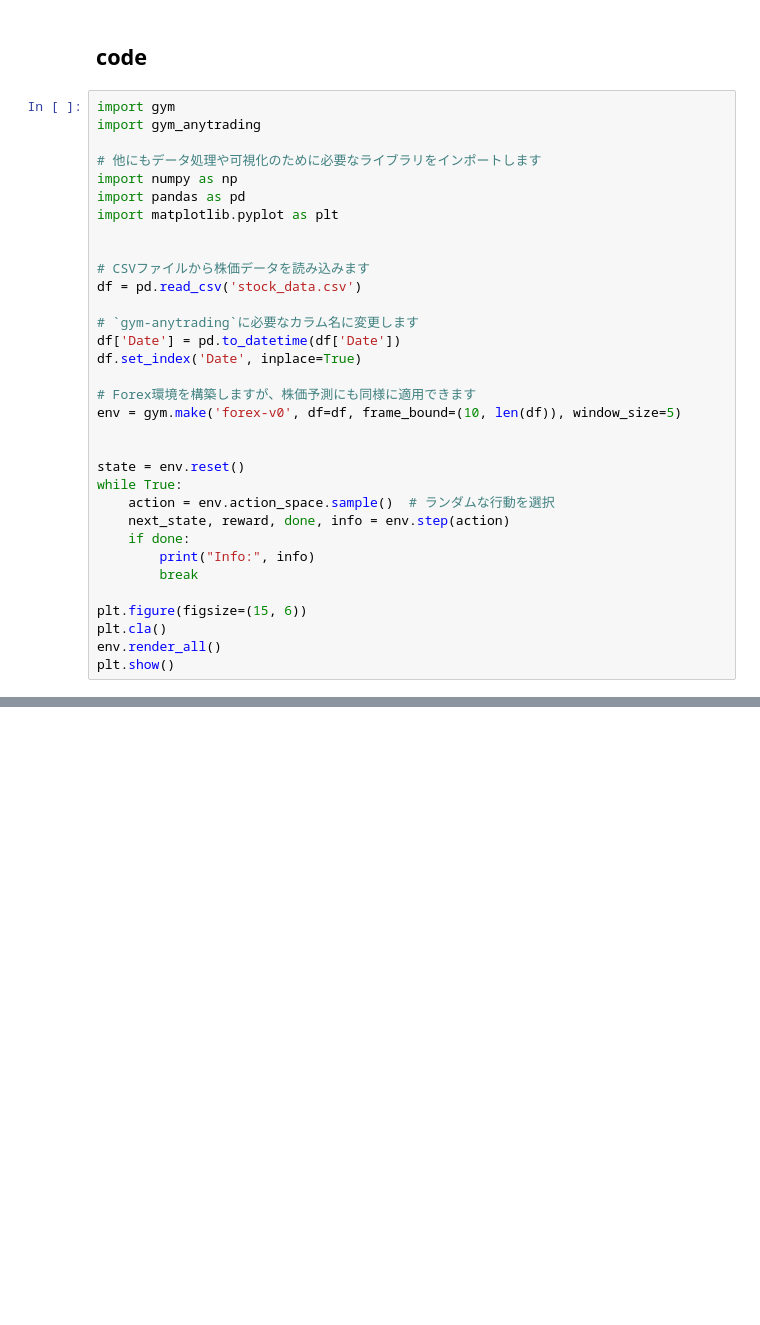
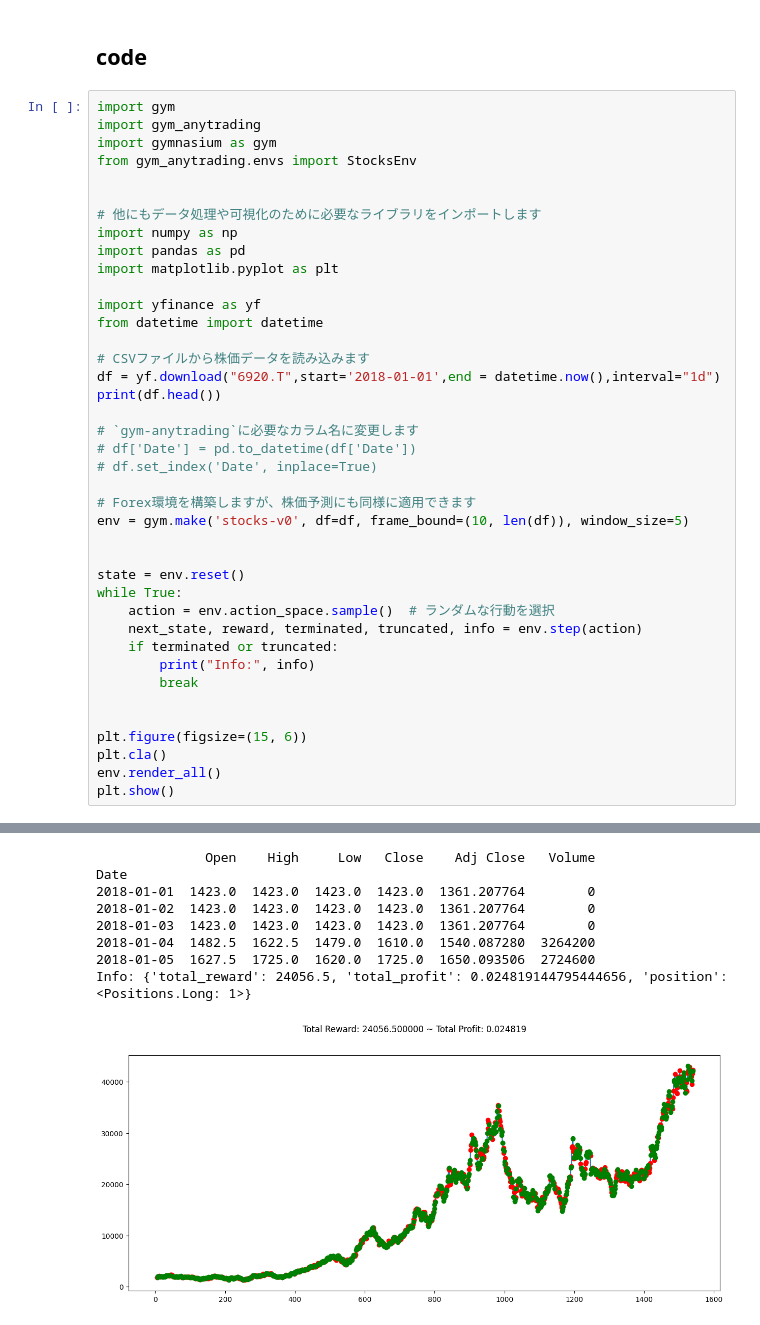
Before and after one commit to kapibara3chi/ReinforcementLearning, a Jupyter notebook: ReinfoecementLearning.ipynb, the cells around one changed output, grey strips where cells are left out. Drawn from its saved outputs; the diff is of its cells as text; blank space fills up the shorter version.

```diff
--- a/ReinfoecementLearning.ipynb
+++ b/ReinfoecementLearning.ipynb
@@ -29,33 +30,41 @@ Successfully installed farama-notifications-0.0.4 gym-anytrading-2.0.0 gymnasium
 # %%
 import gym
 import gym_anytrading
+import gymnasium as gym
+from gym_anytrading.envs import StocksEnv
+
 
 # 他にもデータ処理や可視化のために必要なライブラリをインポートします
 import numpy as np
 import pandas as pd
 import matplotlib.pyplot as plt
 
+import yfinance as yf
+from datetime import datetime
 
 # CSVファイルから株価データを読み込みます
-df = pd.read_csv('stock_data.csv')
+df = yf.download("6920.T",start='2018-01-01',end = datetime.now(),interval="1d")
+print(df.head())
 
 # `gym-anytrading`に必要なカラム名に変更します
-df['Date'] = pd.to_datetime(df['Date'])
-df.set_index('Date', inplace=True)
+# df['Date'] = pd.to_datetime(df['Date'])
+# df.set_index('Date', inplace=True)
 
 # Forex環境を構築しますが、株価予測にも同様に適用できます
-env = gym.make('forex-v0', df=df, frame_bound=(10, len(df)), window_size=5)
+env = gym.make('stocks-v0', df=df, frame_bound=(10, len(df)), window_size=5)
 
 
 state = env.reset()
 while True:
     action = env.action_space.sample()  # ランダムな行動を選択
-    next_state, reward, done, info = env.step(action)
-    if done:
+    next_state, reward, terminated, truncated, info = env.step(action)
+    if terminated or truncated:
         print("Info:", info)
         break
+
 
 plt.figure(figsize=(15, 6))
 plt.cla()
 env.render_all()
 plt.show()
+# %% [output]
@@ -61,0 +72,9 @@ plt.show()
+              Open    High     Low   Close    Adj Close   Volume
+Date
+2018-01-01  1423.0  1423.0  1423.0  1423.0  1361.207764        0
+2018-01-02  1423.0  1423.0  1423.0  1423.0  1361.207764        0
+2018-01-03  1423.0  1423.0  1423.0  1423.0  1361.207764        0
+2018-01-04  1482.5  1622.5  1479.0  1610.0  1540.087280  3264200
+2018-01-05  1627.5  1725.0  1620.0  1725.0  1650.093506  2724600
+Info: {'total_reward': 24056.5, 'total_profit': 0.024819144795444656, 'position': <Positions.Long: 1>}
+[figure, added]
```
Also changed, not shown: parts of 2 cells of this notebook.
